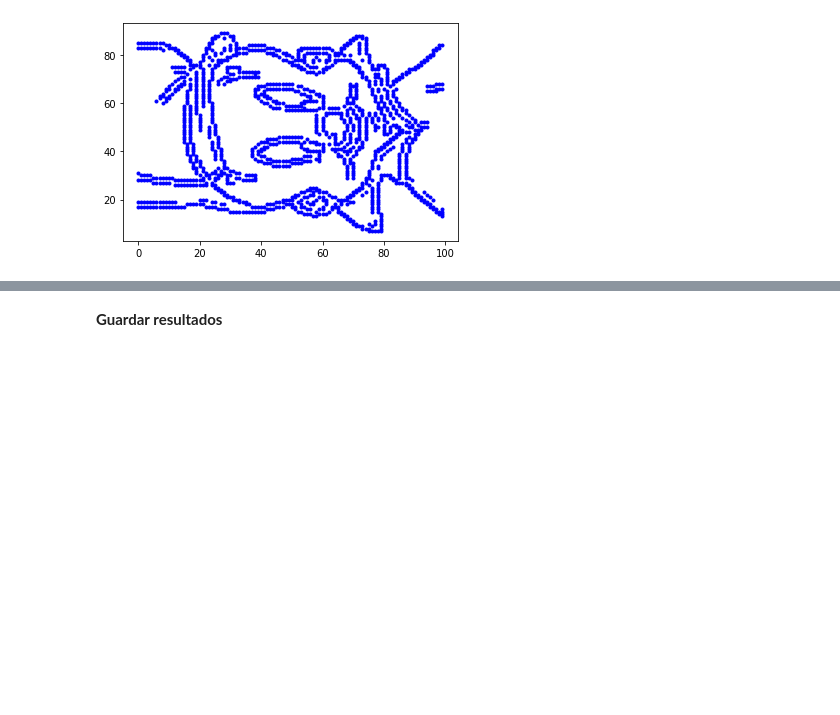
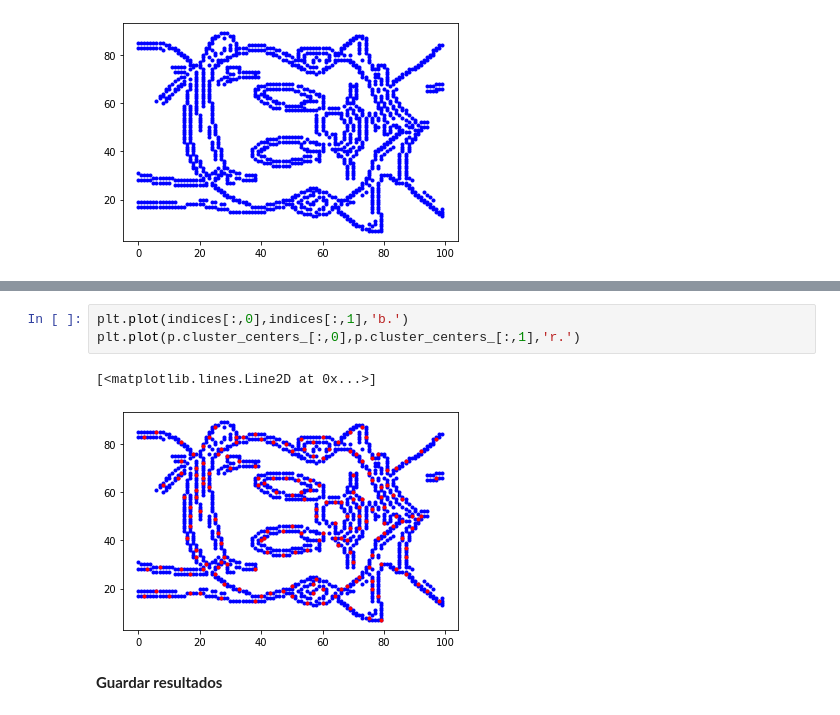
Before and after one commit to Bryan0122/PRI, a Jupyter notebook: PRI_Test.ipynb, the cells around one changed output, grey strips where cells are left out. Cells and saved outputs as stored; diff of their text form; blank space fills up the shorter version.

```diff
--- a/PRI_Test.ipynb
+++ b/PRI_Test.ipynb
@@ -234,3 +234,9 @@ el tiempo requerido fue:243.19598150253296sg
+# %%
+plt.plot(indices[:,0],indices[:,1],'b.')
+plt.plot(p.cluster_centers_[:,0],p.cluster_centers_[:,1],'r.')
+# %% [output]
+[<matplotlib.lines.Line2D at 0x...>]
+[figure, added]
 # %% [markdown]
 **Guardar resultados**
 # %%
```
Also changed, not shown: parts of 1 cell of this notebook.
